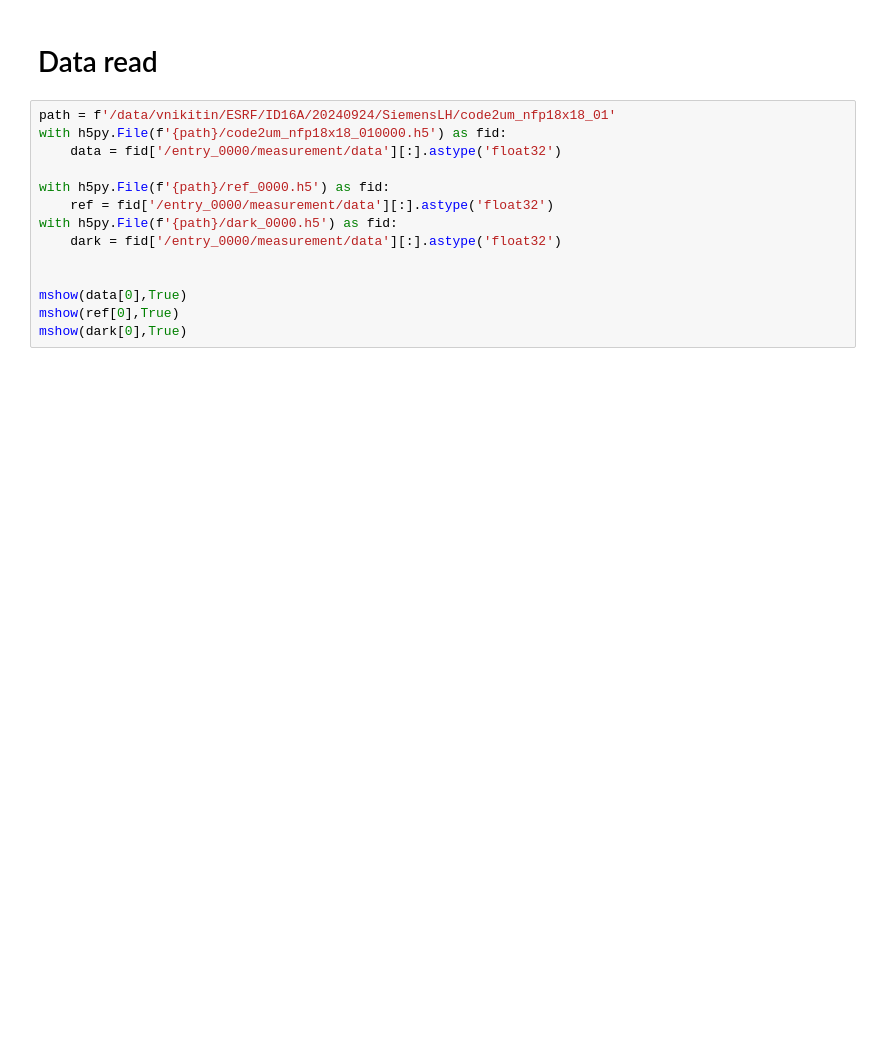
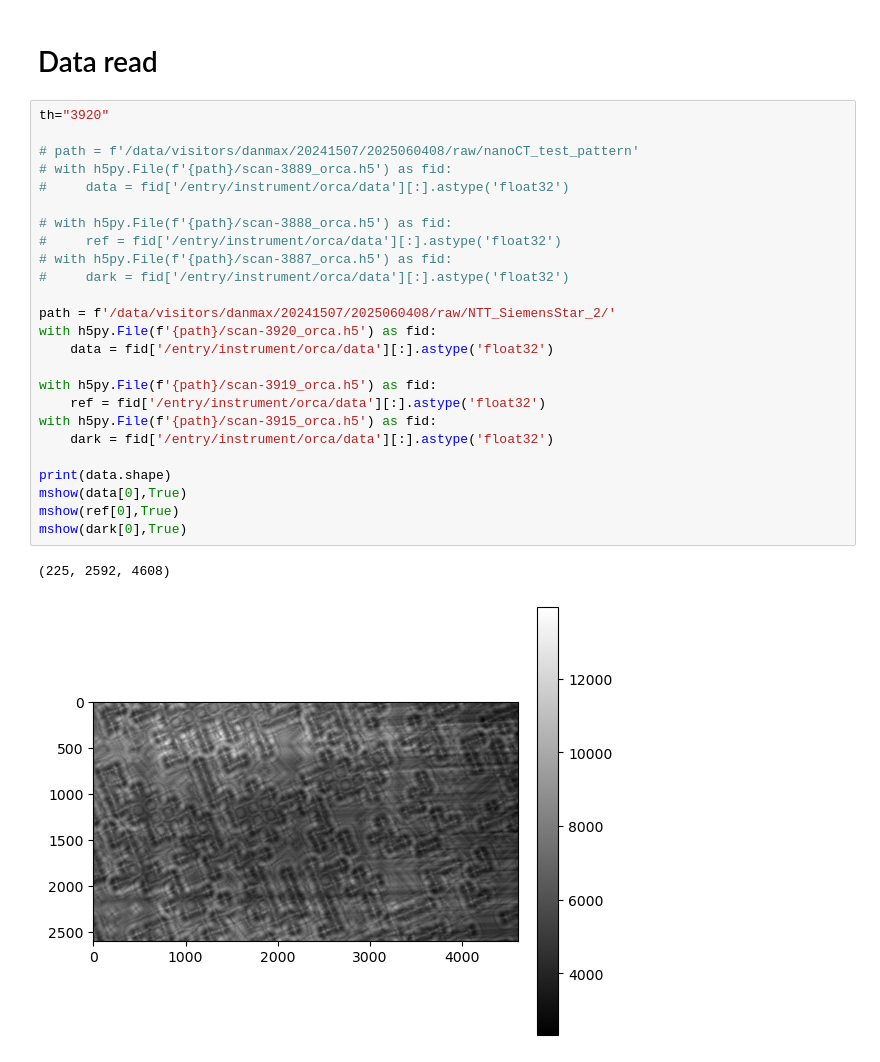
Before and after one commit to nikitinvv/ca_holo_maxiv, a Jupyter notebook: step1_nfp_ca/step11_convert.ipynb, the cells around one changed output. Saved outputs shown, nothing was run; the diff lists cells and outputs as text; blank space fills up the shorter version.

```diff
--- a/step1_nfp_ca/step11_convert.ipynb
+++ b/step1_nfp_ca/step11_convert.ipynb
@@ -20,16 +23,30 @@ voxelsize = np.abs(detector_pixelsize/magnification)  # object voxel size
 # %% [markdown]
 # Data read
 # %%
-path = f'/data/vnikitin/ESRF/ID16A/20240924/SiemensLH/code2um_nfp18x18_01'
-with h5py.File(f'{path}/code2um_nfp18x18_010000.h5') as fid:
-    data = fid['/entry_0000/measurement/data'][:].astype('float32')
+th="3920"
 
-with h5py.File(f'{path}/ref_0000.h5') as fid:
-    ref = fid['/entry_0000/measurement/data'][:].astype('float32')
-with h5py.File(f'{path}/dark_0000.h5') as fid:
-    dark = fid['/entry_0000/measurement/data'][:].astype('float32')
+# path = f'/data/visitors/danmax/20241507/2025060408/raw/nanoCT_test_pattern'
+# with h5py.File(f'{path}/scan-3889_orca.h5') as fid:
+#     data = fid['/entry/instrument/orca/data'][:].astype('float32')
 
+# with h5py.File(f'{path}/scan-3888_orca.h5') as fid:
+#     ref = fid['/entry/instrument/orca/data'][:].astype('float32')
+# with h5py.File(f'{path}/scan-3887_orca.h5') as fid:
+#     dark = fid['/entry/instrument/orca/data'][:].astype('float32')
 
+path = f'/data/visitors/danmax/20241507/2025060408/raw/NTT_SiemensStar_2/'
+with h5py.File(f'{path}/scan-3920_orca.h5') as fid:
+    data = fid['/entry/instrument/orca/data'][:].astype('float32')
+
+with h5py.File(f'{path}/scan-3919_orca.h5') as fid:
+    ref = fid['/entry/instrument/orca/data'][:].astype('float32')
+with h5py.File(f'{path}/scan-3915_orca.h5') as fid:
+    dark = fid['/entry/instrument/orca/data'][:].astype('float32')
+
+print(data.shape)
 mshow(data[0],True)
 mshow(ref[0],True)
 mshow(dark[0],True)
+# %% [output]
+(225, 2592, 4608)
+[figure, added]
```
Also changed, not shown: parts of 6 cells of this notebook, 4 other files.
